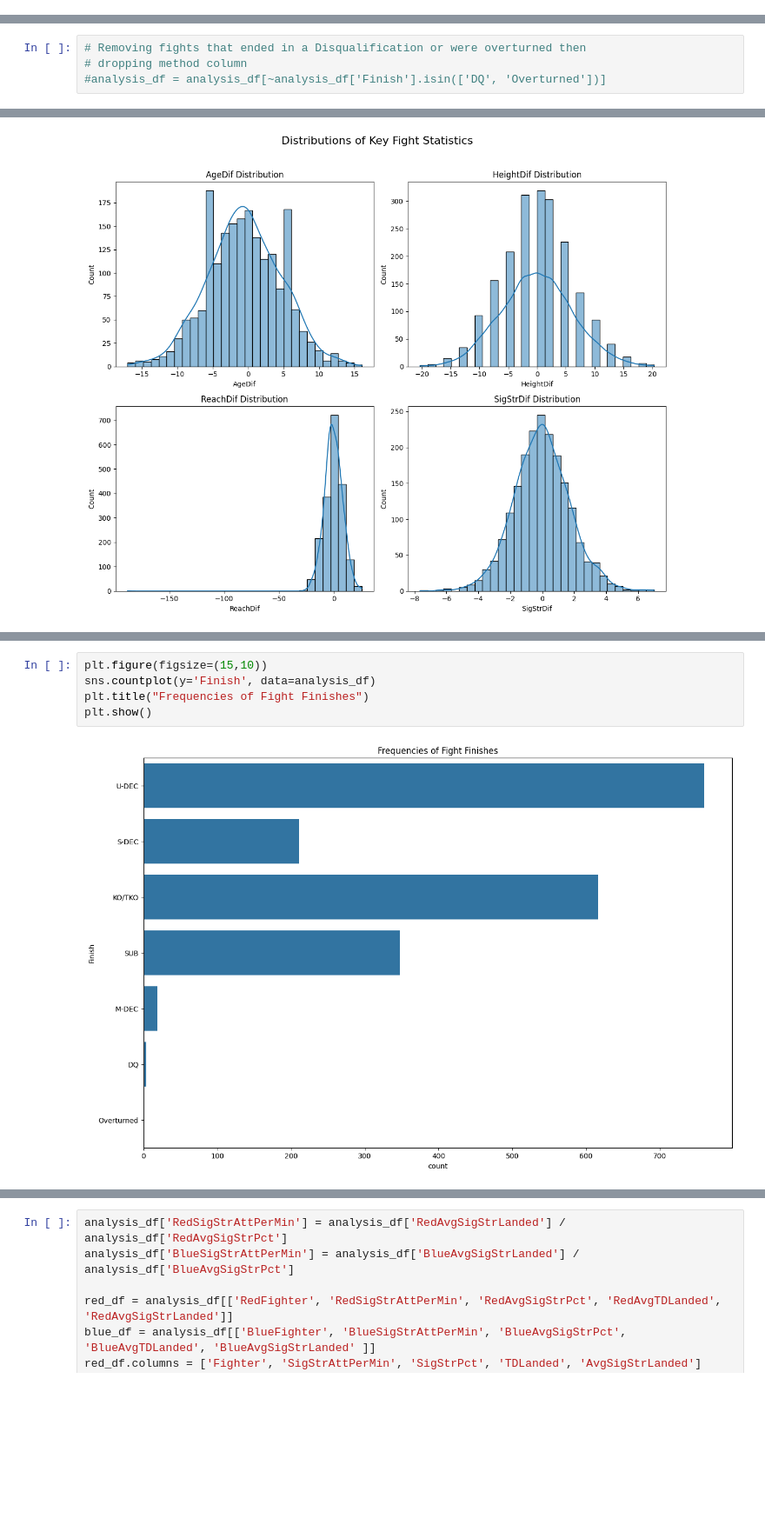
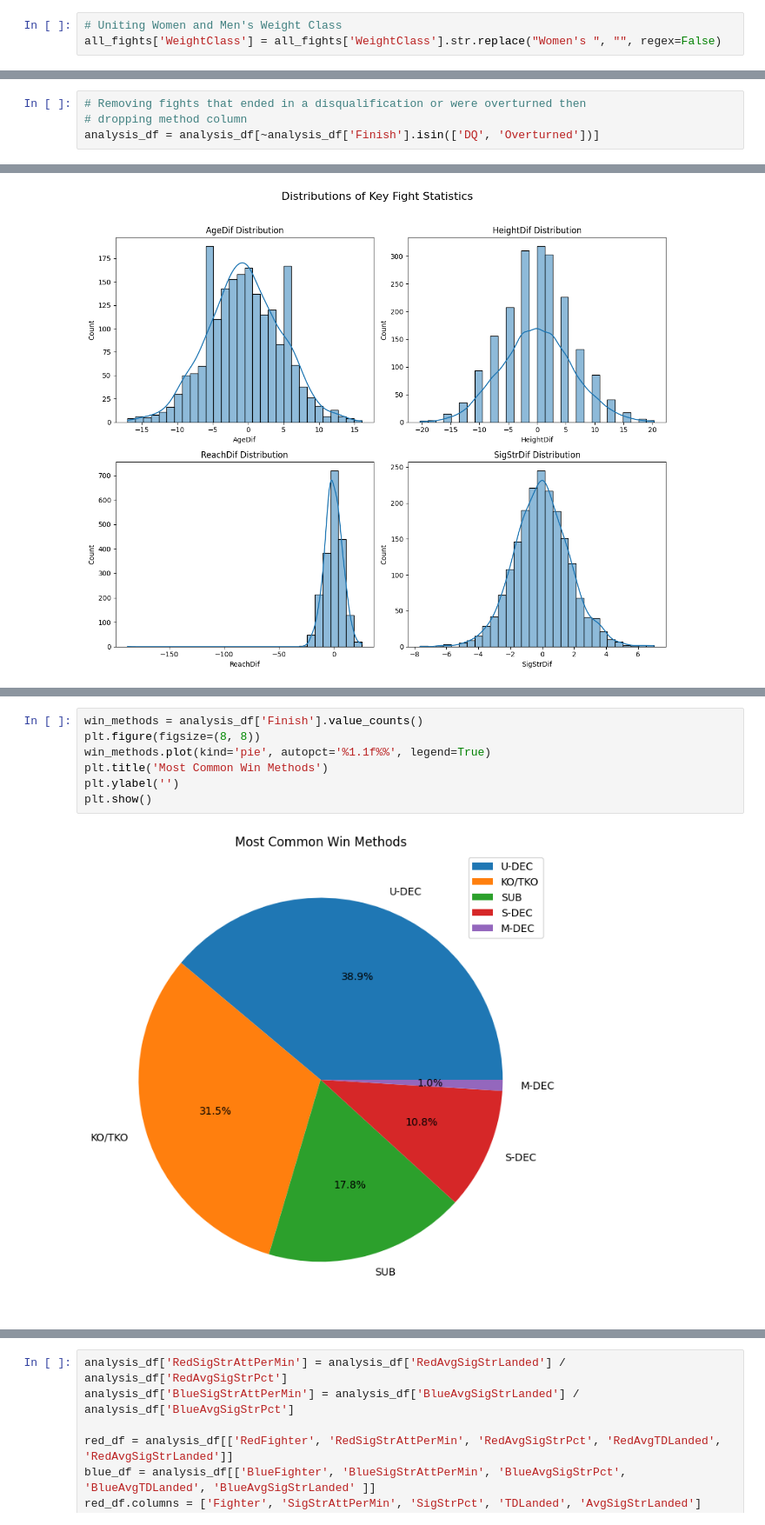
Before and after one commit to jmanlang/ufc-data-analysis, a Jupyter notebook: analysis.ipynb, the cells around one changed output, grey strips where cells are left out. Shown at 87% size. Cells and saved outputs as stored; diff of their text form; blank space fills up the shorter version.

Commit message:
More visualizations

```diff
--- a/analysis.ipynb
+++ b/analysis.ipynb
@@ -99,6 +100,9 @@ The dataset includes abnormal values for career average significant strikes land
 all_fights = all_fights[~(
     (all_fights['RedAvgSigStrLanded'] > 8.66) |
     (all_fights['BlueAvgSigStrLanded'] > 8.66))]
+# %%
+# Uniting Women and Men's Weight Class
+all_fights['WeightClass'] = all_fights['WeightClass'].str.replace("Women's ", "", regex=False)
 # %%
 # Creating separate dataframe for analysis, removing columns that won't be used in analysis/prediction.
 
@@ -140,9 +144,9 @@ print(f"Analysis df shape after dropping nulls: {analysis_df.shape}")
 # %% [output]
 Analysis df shape after dropping nulls: (1959, 72)
 # %%
-# Removing fights that ended in a Disqualification or were overturned then
+# Removing fights that ended in a disqualification or were overturned then
 # dropping method column
-#analysis_df = analysis_df[~analysis_df['Finish'].isin(['DQ', 'Overturned'])]
+analysis_df = analysis_df[~analysis_df['Finish'].isin(['DQ', 'Overturned'])]
 # %% [markdown]
 ## 3. Exploratory Data Analysis
 # %%
@@ -213,8 +204,10 @@ plt.show()
 # %%
-plt.figure(figsize=(15,10))
-sns.countplot(y='Finish', data=analysis_df)
-plt.title("Frequencies of Fight Finishes")
+win_methods = analysis_df['Finish'].value_counts()
+plt.figure(figsize=(8, 8))
+win_methods.plot(kind='pie', autopct='%1.1f%%', legend=True)
+plt.title('Most Common Win Methods')
+plt.ylabel('')
 plt.show()
 # %% [output]
-[figure, old version]
+[figure, new version]
 # %%
```
Also changed, not shown: parts of 15 cells of this notebook.
